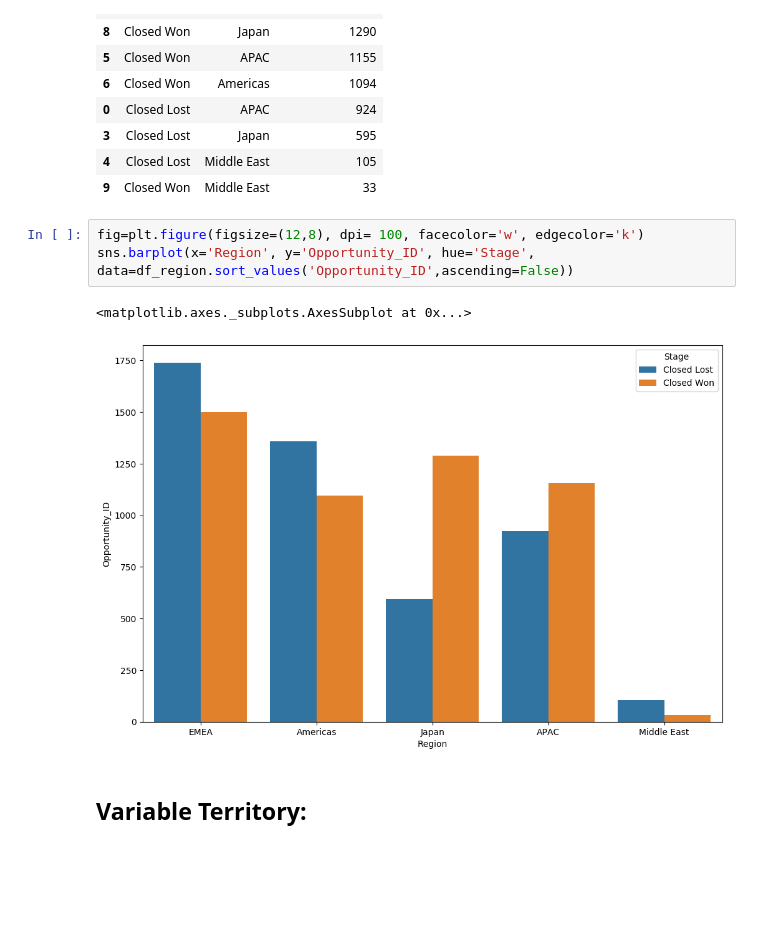
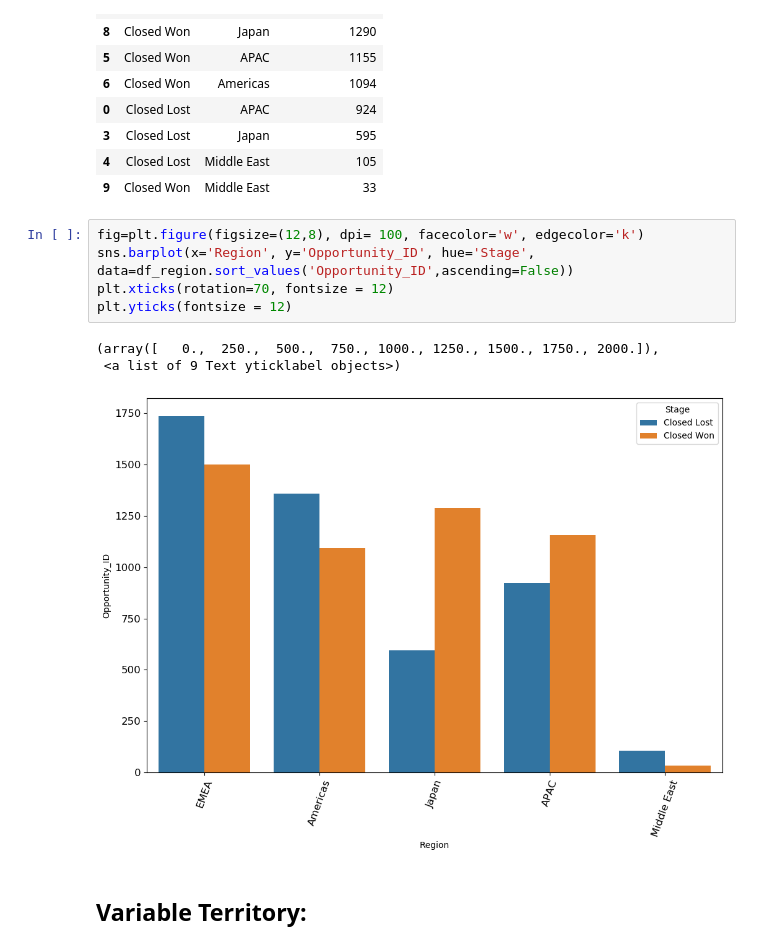
Before and after one commit to pedromperezc/7506-Organizacion-de-Datos, a Jupyter notebook: Exploracion dataset.ipynb, the cells around one changed output. Drawn from its saved outputs; the diff is of its cells as text; blank space fills up the shorter version.

```diff
--- a/Exploracion dataset.ipynb
+++ b/Exploracion dataset.ipynb
@@ -233,9 +233,12 @@ df_region.sort_values('Opportunity_ID',ascending=False)
 # %%
 fig=plt.figure(figsize=(12,8), dpi= 100, facecolor='w', edgecolor='k')
 sns.barplot(x='Region', y='Opportunity_ID', hue='Stage', data=df_region.sort_values('Opportunity_ID',ascending=False))
+plt.xticks(rotation=70, fontsize = 12)
+plt.yticks(fontsize = 12)
 # %% [output]
-<matplotlib.axes._subplots.AxesSubplot at 0x...>
+(array([   0.,  250.,  500.,  750., 1000., 1250., 1500., 1750., 2000.]),
+ <a list of 9 Text yticklabel objects>)
-[figure, old version]
+[figure, new version]
 # %% [markdown]
 ## Variable Territory:
 # %%
```
Also changed, not shown: parts of 18 cells of this notebook, 2 other files.
